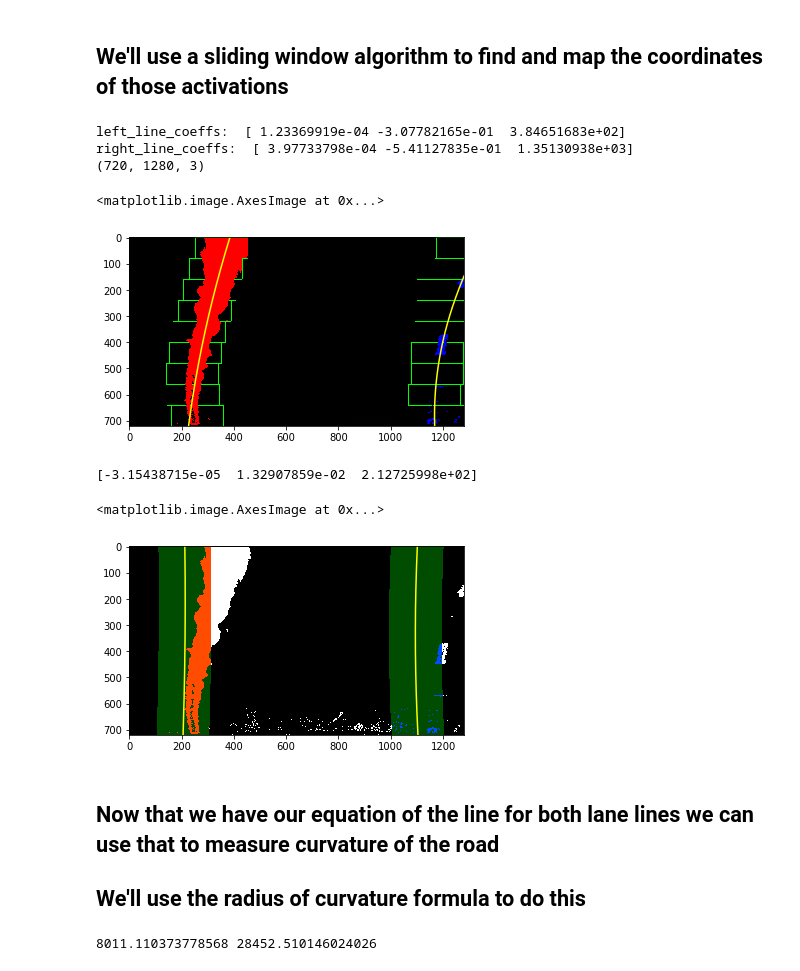
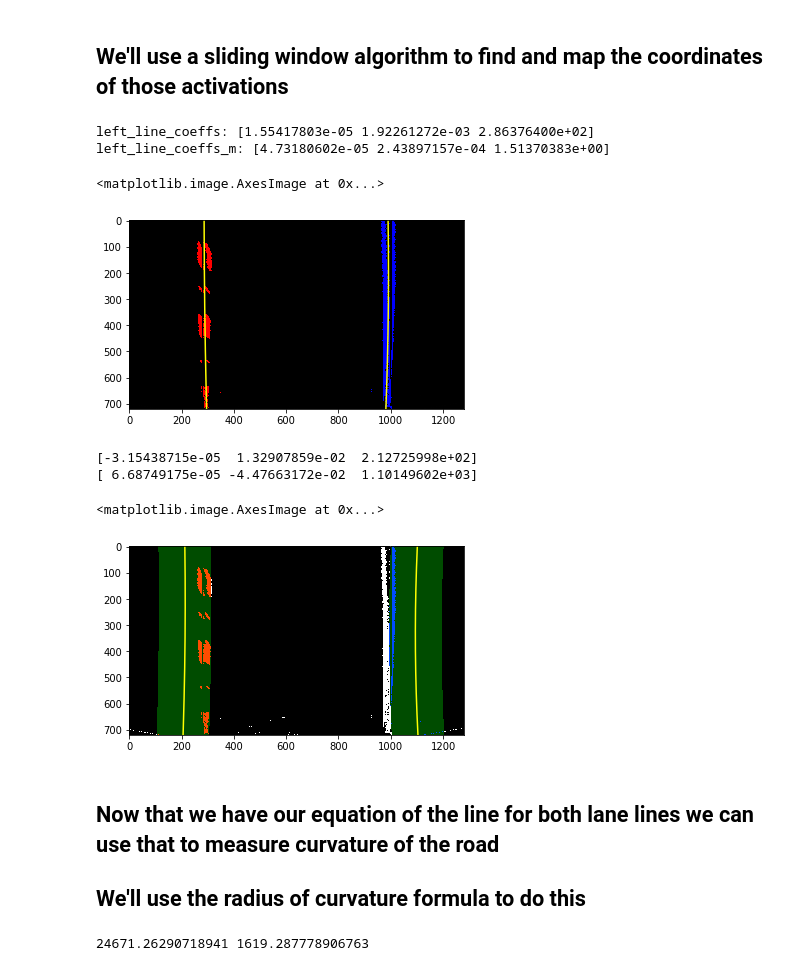
Before and after one commit to gobrando/CarND-Camera-Calibration, a Jupyter notebook: advanced_lane_lines_project/CarND-Advanced-Lane-Lines/lane_detection.ipynb, the cells around one changed output. Saved outputs shown, nothing was run; the diff lists cells and outputs as text; code cells hidden in the pictures.

```diff
--- a/advanced_lane_lines_project/CarND-Advanced-Lane-Lines/lane_detection.ipynb
+++ b/advanced_lane_lines_project/CarND-Advanced-Lane-Lines/lane_detection.ipynb
@@ -197,6 +202,7 @@ def find_lane_pixels(binary_warped):
     # Create an output image to draw on and visualize windows
     out_img = np.dstack((binary_warped, binary_warped, binary_warped))
     # Starting point for the left and right lines
+    histogram = np.sum(combined_binary[combined_binary.shape[0]//2:,:], axis=0)
     midpoint = np.int(histogram.shape[0]//2)
     leftx_base = np.argmax(histogram[:midpoint])
     rightx_base = np.argmax(histogram[midpoint:]) + midpoint
@@ -234,10 +240,10 @@ def find_lane_pixels(binary_warped):
         win_xright_high = rightx_current + margin
 
         # Draw the windows on the visualization image
-        cv2.rectangle(out_img,(win_xleft_low,win_y_low),
-        (win_xleft_high,win_y_high),(0,255,0), 2)
-        cv2.rectangle(out_img,(win_xright_low,win_y_low),
-        (win_xright_high,win_y_high),(0,255,0), 2)
+        #cv2.rectangle(out_img,(win_xleft_low,win_y_low),
+        #(win_xleft_high,win_y_high),(0,255,0), 2)
+        #cv2.rectangle(out_img,(win_xright_low,win_y_low),
+        #(win_xright_high,win_y_high),(0,255,0), 2)
 
         # Identify the nonzero pixels in x and y within the window #
         good_left_inds = ((nonzeroy >= win_y_low) & (nonzeroy < win_y_high) &
@@ -276,44 +282,48 @@ def fit_polynomial(binary_warped):
     # Find our lane pixels first
     leftx, lefty, rightx, righty, out_img = find_lane_pixels(binary_warped)
 
-    # Fit a second order polynomial to each using `np.polyfit`
+    # Line fit coefficients in pixel and meter values
     left_fit = np.polyfit(lefty, leftx, 2)
-    print('left_line_coeffs: ', left_fit)
     right_fit = np.polyfit(righty, rightx, 2)
-    print('right_line_coeffs: ', right_fit)
+
+    ym_per_pix = 30/720
+    xm_per_pix = 3.7/700
+
+    left_fit_m = np.polyfit(lefty*ym_per_pix, leftx*xm_per_pix, 2)
+    right_fit_m = np.polyfit(righty*ym_per_pix, rightx*xm_per_pix, 2)
 
     # Generate x and y values for plotting
     ploty = np.linspace(0, binary_warped.shape[0]-1, binary_warped.shape[0] )
     try:
         left_fitx = left_fit[0]*ploty**2 + left_fit[1]*ploty + left_fit[2]
         right_fitx = right_fit[0]*ploty**2 + right_fit[1]*ploty + right_fit[2]
     except TypeError:
         # Avoids an error if `left` and `right_fit` are still none or incorrect
         print('The function failed to fit a line!')
         left_fitx = 1*ploty**2 + 1*ploty
         right_fitx = 1*ploty**2 + 1*ploty
 
     ## Visualization ##
     # Colors in the left and right lane regions
     out_img[lefty, leftx] = [255, 0, 0]
     out_img[righty, rightx] = [0, 0, 255]
 
-    # Plots the left and right polynomials on the lane lines
+    # Plots the left and right equations of the lane lines
     plt.plot(left_fitx, ploty, color='yellow')
     plt.plot(right_fitx, ploty, color='yellow')
 
-    return out_img
+    return out_img, left_fit, right_fit, left_fit_m, right_fit_m, left_fitx, right_fitx
 
 
-windowed_img = fit_polynomial(combined_binary)
-print(windowed_img.shape)
+windowed_img, left_fit, right_fit, left_fit_m, right_fit_m, left_fitx, right_fitx = fit_polynomial(combined_binary)
+print("left_line_coeffs:", left_fit)
+print("left_line_coeffs_m:", left_fit_m)
 plt.imshow(windowed_img)
 # %% [output]
-left_line_coeffs:  [ 1.23369919e-04 -3.07782165e-01  3.84651683e+02]
-right_line_coeffs:  [ 3.97733798e-04 -5.41127835e-01  1.35130938e+03]
-(720, 1280, 3)
+left_line_coeffs: [1.55417803e-05 1.92261272e-03 2.86376400e+02]
+left_line_coeffs_m: [4.73180602e-05 2.43897157e-04 1.51370383e+00]
 <matplotlib.image.AxesImage at 0x...>
-[figure, old version]
+[figure, new version]
 # %%
 import cv2
 import numpy as np
@@ -351,8 +361,8 @@ def search_around_poly(binary_warped):
                     left_fit[2] - margin)) & (nonzerox < (left_fit[0]*(nonzeroy**2) +
                     left_fit[1]*nonzeroy + left_fit[2] + margin)))
     right_lane_inds = ((nonzerox > (right_fit[0]*(nonzeroy**2) + right_fit[1]*nonzeroy
-        + right_fit[2]) - margin) & (nonzerox < (right_fit[0]*(nonzeroy**2) +
-        right_fit[1]*nonzeroy + right_fit[2] + margin)))
+                    + right_fit[2]) - margin) & (nonzerox < (right_fit[0]*(nonzeroy**2) +
+                    right_fit[1]*nonzeroy + right_fit[2] + margin)))
 
     # Again, extract left and right line pixel positions
     leftx = nonzerox[left_lane_inds]
@@ -398,24 +408,26 @@ def search_around_poly(binary_warped):
 # Note that in your project, you'll also want to feed in the previous fits
 result, left_fitx, right_fitx, ploty, left_fit_c, right_fit_c = search_around_poly(combined_binary)
 print(left_fit)
+print(right_fit)
 # View your output
 plt.imshow(result)
 # %% [output]
 [-3.15438715e-05  1.32907859e-02  2.12725998e+02]
+[ 6.68749175e-05 -4.47663172e-02  1.10149602e+03]
 <matplotlib.image.AxesImage at 0x...>
-[figure, old version]
+[figure, new version]
 # %% [markdown]
 ## Now that we have our equation of the line for both lane lines we can use that to measure curvature of the road
 ## We'll use the radius of curvature formula to do this
 # %%
-def measure_curve_rad(binary_warped):
+def measure_curve_rad(left_fit_c, right_fit_c, ploty):
     y_eval = np.max(ploty)
 
     # r_curve = ((1+(2Ay+B)^2)^3/2) / 2A
     left_curve_rad = (1+(2*left_fit_c[0]*y_eval+left_fit_c[1])**2)**1.5 / np.absolute(2*left_fit_c[0])
     right_curve_rad = (1 + (2*right_fit_c[0]*y_eval + right_fit_c[1])**2)**1.5 / np.absolute(2*right_fit_c[0])
     return left_curve_rad, right_curve_rad
-left_curve_rad, right_curve_rad = measure_curve_rad(combined_binary)
+left_curve_rad, right_curve_rad = measure_curve_rad(left_fit_c, right_fit_c, ploty)
 print(left_curve_rad, right_curve_rad)
 # %% [output]
-8011.110373778568 28452.510146024026
+24671.26290718941 1619.287778906763
```
Also changed, not shown: parts of 16 cells of this notebook, 2 other files.
